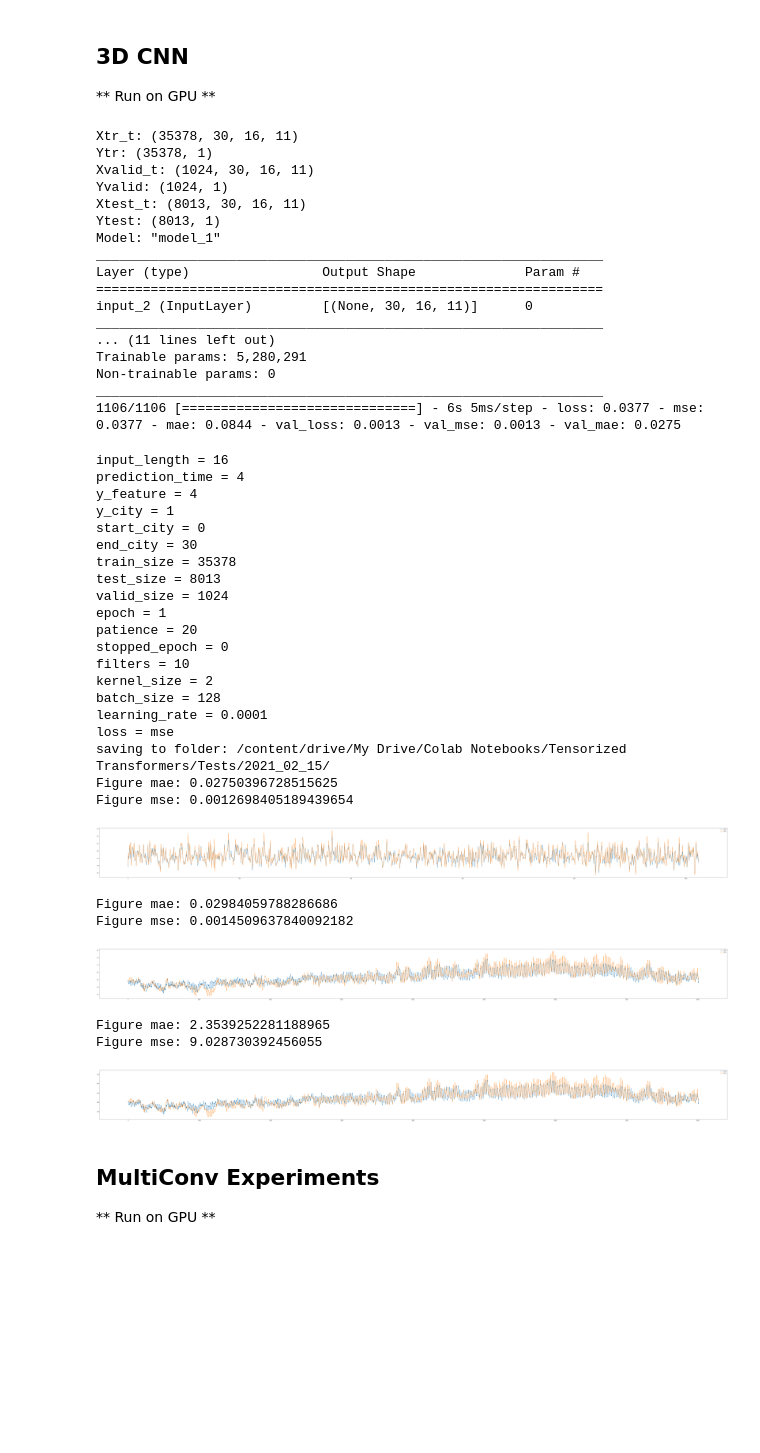
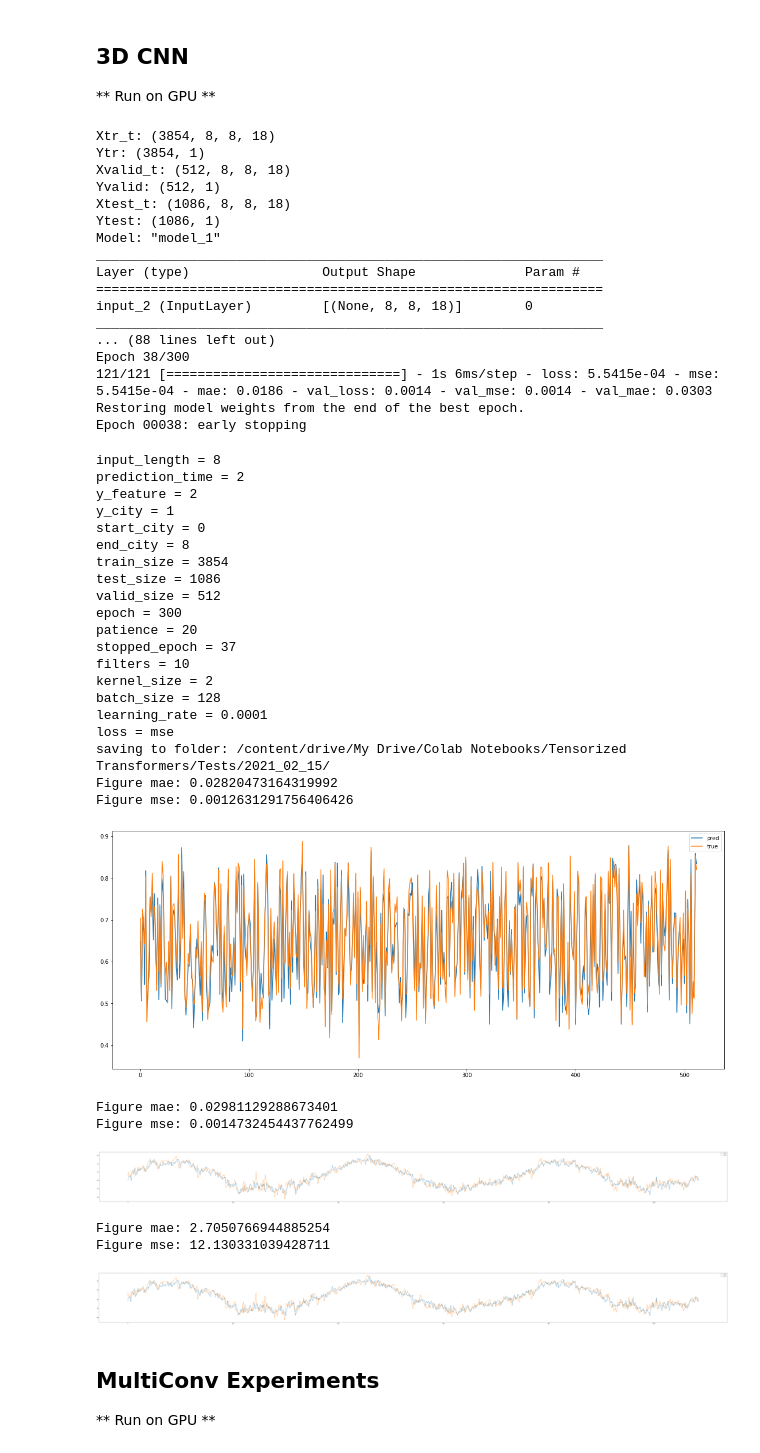
Before and after one commit to onurbil/TENT, a Jupyter notebook: notebooks/TT_All_models_experiments.ipynb, the cells around one changed output. Cells and saved outputs as stored; diff of their text form; code cells hidden in the pictures; blank space fills up the shorter version.

```diff
--- a/notebooks/TT_All_models_experiments.ipynb
+++ b/notebooks/TT_All_models_experiments.ipynb
@@ -200,7 +215,7 @@ import experiment_tools.load_dataset as load_dataset
 
 input_length = 8
 prediction_time = 2
-y_feature = 4
+y_feature = 2  # 2-temperature
 y_city = 1
 valid_size = 512
 test_size = 1095 # 3 years of measurements
@@ -210,6 +225,8 @@ dataset, dataset_params = load_dataset.get_eu_dataset(DATA_PATH, test_size,
                                                       y_feature, y_city,
                                                       valid_split=valid_size, split_random=1337)
 
+denorm_min, denorm_max = load_dataset.get_eu_normalization(DATA_PATH, y_feature)
+
 Xtr, Ytr, Xvalid, Yvalid, Xtest, Ytest = dataset
 print('Xtr.shape', Xtr.shape)
 print('Ytr.shape', Ytr.shape)
@@ -217,6 +234,9 @@ print('Xvalid.shape', Xvalid.shape)
 print('Yvalid.shape', Yvalid.shape)
 print('Xtest.shape', Xtest.shape)
 print('Ytest.shape', Ytest.shape)
+
+print('denorm_min', denorm_min)
+print('denorm_max', denorm_max)
 # %% [output]
 dataset.shape (5470, 18, 18)
 FULL_x_train.shape: (3854, 8, 8, 18)
@@ -321,7 +352,7 @@ import experiment_tools.load_dataset as load_dataset
 import experiment_tools.cnn3d_training as cnn3d_training
 
 # model
-epoch = 1 # 300
+epoch = 300
 patience = 20
 filters = 10
 kernel_size = 2
@@ -335,64 +366,68 @@ model, model_params, history = cnn3d_training.train_model(dataset,
                                                           batch_size,
                                                           learning_rate, loss)
 # %% [output]
-Xtr_t: (35378, 30, 16, 11)
-Ytr: (35378, 1)
-Xvalid_t: (1024, 30, 16, 11)
-Yvalid: (1024, 1)
-Xtest_t: (8013, 30, 16, 11)
-Ytest: (8013, 1)
+Xtr_t: (3854, 8, 8, 18)
+Ytr: (3854, 1)
+Xvalid_t: (512, 8, 8, 18)
+Yvalid: (512, 1)
+Xtest_t: (1086, 8, 8, 18)
+Ytest: (1086, 1)
 Model: "model_1"
 _________________________________________________________________
 Layer (type)                 Output Shape              Param #
 =================================================================
-input_2 (InputLayer)         [(None, 30, 16, 11)]      0
+input_2 (InputLayer)         [(None, 8, 8, 18)]        0
 _________________________________________________________________
-... (11 lines left out)
-Trainable params: 5,280,291
-Non-trainable params: 0
-_________________________________________________________________
-1106/1106 [==============================] - 6s 5ms/step - loss: 0.0377 - mse: 0.0377 - mae: 0.0844 - val_loss: 0.0013 - val_mse: 0.0013 - val_mae: 0.0275
+... (88 lines left out)
+Epoch 38/300
+121/121 [==============================] - 1s 6ms/step - loss: 5.5415e-04 - mse: 5.5415e-04 - mae: 0.0186 - val_loss: 0.0014 - val_mse: 0.0014 - val_mae: 0.0303
+Restoring model weights from the end of the best epoch.
+Epoch 00038: early stopping
 # %%
 import experiment_tools.results as results
 import experiment_tools.cnn3d_training as cnn3d_training
 
 params = dataset_params + model_params
 results.print_params(params)
 
 folder, name = results.save_results_with_datetime(model, 'CNN3D', PATH, params)
 
 Xtr, Ytr, Xvalid, Yvalid, Xtest, Ytest = dataset
 Xtr_t, Xvalid_t, Xtest_t = cnn3d_training.transform_dataset(Xtr, Xvalid, Xtest)
 
-results.plot_valid_test_predictions(model, Xvalid_t, Yvalid, Xtest_t, Ytest, y_feature, folder, name)
+
+# y_feature=None, denorm_min=None, denorm_max=None,
+results.plot_valid_test_predictions(model, Xvalid_t, Yvalid, Xtest_t, Ytest,
+                                    y_feature=None, denorm_min=denorm_min, denorm_max=denorm_max,
+                                    folder=folder, base_name=name)
 # %% [output]
-input_length = 16
-prediction_time = 4
-y_feature = 4
+input_length = 8
+prediction_time = 2
+y_feature = 2
 y_city = 1
 start_city = 0
-end_city = 30
-train_size = 35378
-test_size = 8013
-valid_size = 1024
-epoch = 1
+end_city = 8
+train_size = 3854
+test_size = 1086
+valid_size = 512
+epoch = 300
 patience = 20
-stopped_epoch = 0
+stopped_epoch = 37
 filters = 10
 kernel_size = 2
 batch_size = 128
 learning_rate = 0.0001
 loss = mse
 saving to folder: /content/drive/My Drive/Colab Notebooks/Tensorized Transformers/Tests/2021_02_15/
-Figure mae: 0.02750396728515625
-Figure mse: 0.0012698405189439654
+Figure mae: 0.02820473164319992
+Figure mse: 0.0012631291756406426
-[figure, old version]
+[figure, new version]
-Figure mae: 0.02984059788286686
-Figure mse: 0.0014509637840092182
+Figure mae: 0.02981129288673401
+Figure mse: 0.0014732454437762499
-[figure, old version]
+[figure, new version]
-Figure mae: 2.3539252281188965
-Figure mse: 9.028730392456055
+Figure mae: 2.7050766944885254
+Figure mse: 12.130331039428711
-[figure, old version]
+[figure, new version]
 # %% [markdown]
 ## MultiConv Experiments
 
```
Also changed, not shown: parts of 9 cells of this notebook.
